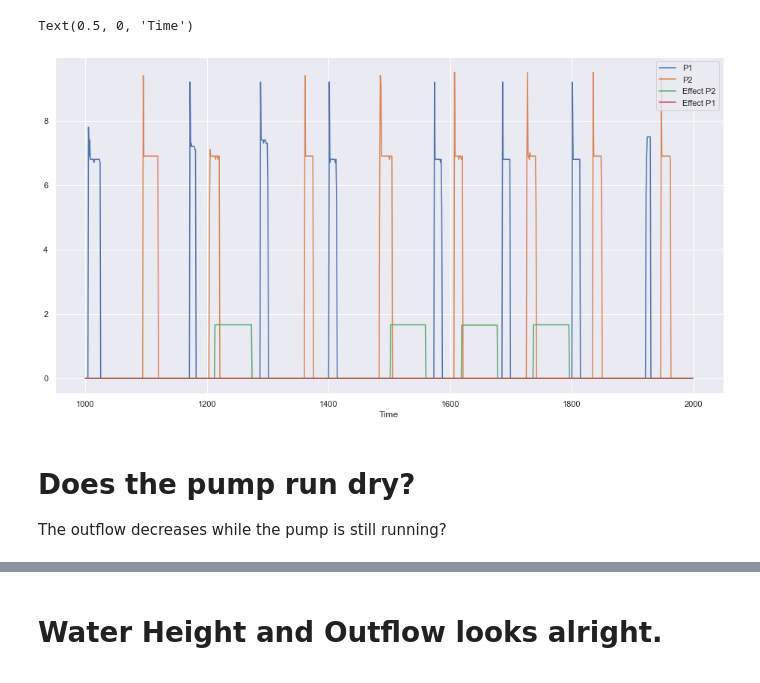
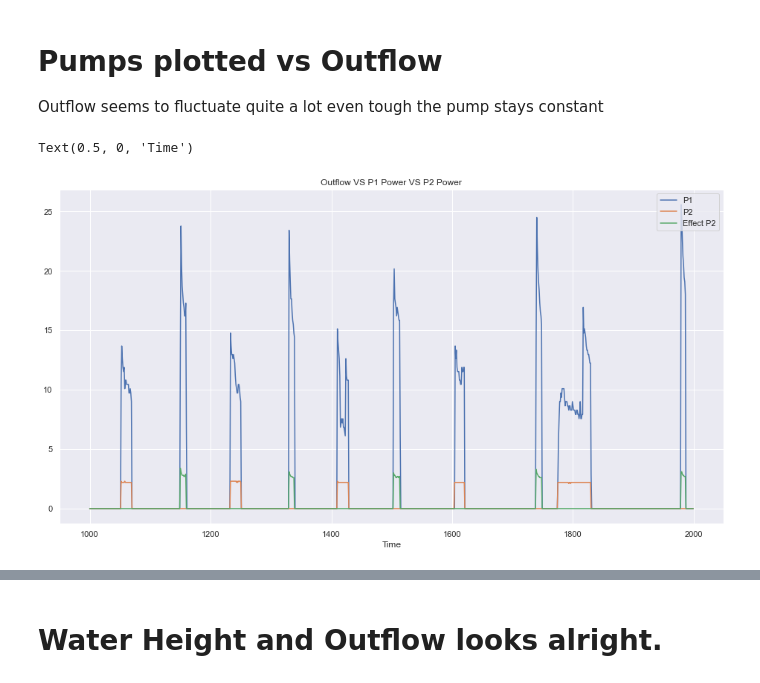
Before and after one commit to wybrenoppedijk/Master-Thesis, a Jupyter notebook: data_analysis/Inspection PS_238.ipynb, the cells around one changed output, grey strips where cells are left out. Drawn from its saved outputs; the diff is of its cells as text; code cells hidden in the pictures.

```diff
--- a/data_analysis/Inspection PS_238.ipynb
+++ b/data_analysis/Inspection PS_238.ipynb
@@ -11,7 +14,7 @@ sns.set(rc={'figure.figsize':(16,8.27)})
 plt.rcParams.update({'font.size': 30})
 # %%
 meta_data = pd.read_csv("../data/pump_station_meta_data.csv", index_col=0)
-columns=["DateTime", "Water_Height", "Power_P1", "Power_P2", "Outflow", "Effect_P2", "Effect_P1"]
+columns=["DateTime","Water_Height", "Power_P1", "Power_P2", "Outflow"]
 # %%
 def water_level_to_volume(water_level: pd.Series, pump):
     return water_level * (meta_data.loc[pump]["radius"]**2 * math.pi) * 1000
@@ -20,12 +23,12 @@ def minutes_to_date_timee(minutes: pd.Series, start_date: datetime):
     return pd.to_timedelta(minutes, unit='m')
 # %%
 # Read in the data PST
-pump = "PST237"
+pump = "PST238"
 year = "2021"
 month = "August"
 
-PST237 = pd.read_csv(f"../data/HistoricData/{pump}/{pump}_{year}_{month}.csv", encoding="cp1252", sep=";", decimal=",")
-PST237.columns = columns
-# PST237["DateTime"] = pd.to_datetime(PST237["DateTime"], infer_datetime_format=True)
+pump = pd.read_csv(f"../data/HistoricData/{pump}/{pump}_{year}_{month}.csv", encoding="cp1252", sep=";", decimal=",")
+pump.columns = columns
+pump["DateTime"] = pd.to_datetime(pump["DateTime"], format="%d-%m-%Y %H:%M:%S,%f")
 # %%
-PST237["Volume"] = water_level_to_volume(PST237["Water_Height"], "PST237")
+pump["Volume"] = water_level_to_volume(pump["Water_Height"], "PST238")
@@ -52,15 +51,14 @@ P1 and P2 Show the same behaviour as in other pump stations
+# %% [markdown]
+# Pumps plotted vs Outflow
+Outflow seems to fluctuate quite a lot even tough the pump stays constant
 # %%
 fig, ax = plt.subplots()
-# PST237.Outflow[0:1000].plot(title="Outflow VS P1 Power VS P2 Power")
-PST237["Power_P1"][1000:2000].plot()
-PST237["Power_P2"][1000:2000].plot()
-PST237["Effect_P2"][1000:2000].plot()
-PST237["Effect_P1"][1000:2000].plot()
+pump.Outflow[1000:2000].plot(title="Outflow VS P1 Power VS P2 Power")
+pump["Power_P1"][1000:2000].plot()
+pump["Power_P2"][1000:2000].plot()
+# pump["Outflow"][1000:2000].plot()
 ax.legend(["P1", "P2", "Effect P2", "Effect P1"], loc="upper right")
 ax.set_xlabel("Time")
 # %% [output]
 Text(0.5, 0, 'Time')
-[figure, old version]
+[figure, new version]
-# %% [markdown]
-# Does the pump run dry?
-The outflow decreases while the pump is still running?
```
Also changed, not shown: parts of 8 cells of this notebook, 3 other files.
